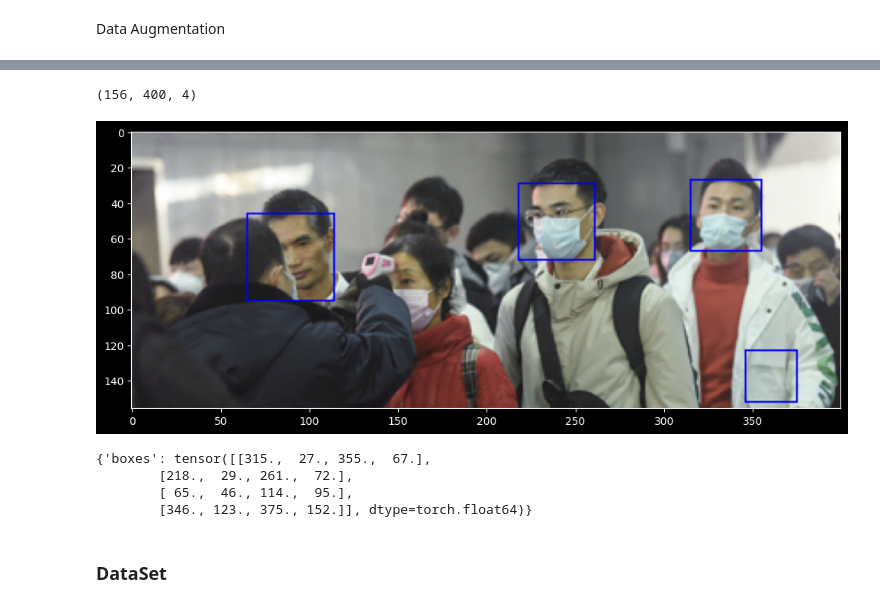
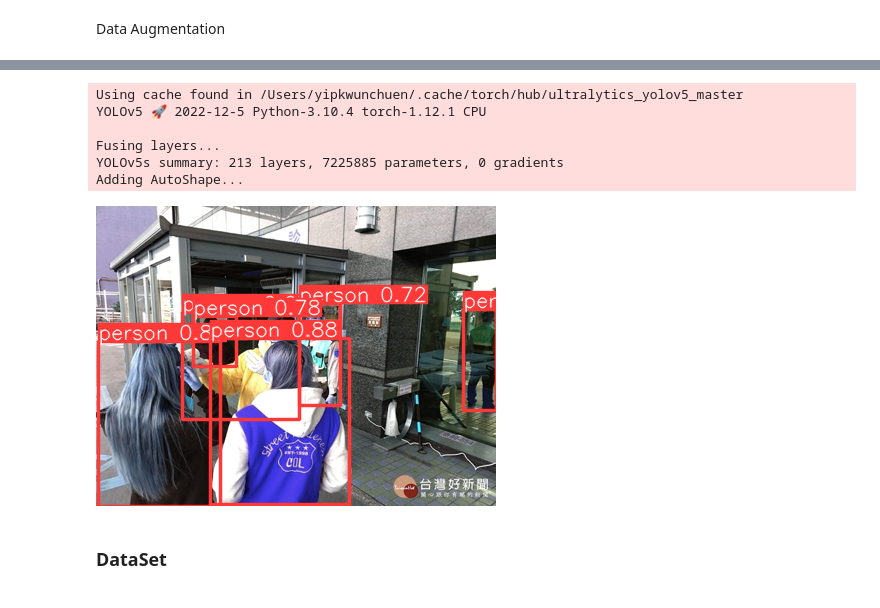
Before and after one commit to ptoyip/COMP-4471-projects, a Jupyter notebook: mask-and-social-distancing-detection-using-vgg19.ipynb, the cells around one changed output, grey strips where cells are left out. Saved outputs shown, nothing was run; the diff lists cells and outputs as text; code cells hidden in the pictures.

Commit message:
yolo complete mAP

```diff
--- a/mask-and-social-distancing-detection-using-vgg19.ipynb
+++ b/mask-and-social-distancing-detection-using-vgg19.ipynb
@@ -40,35 +17,0 @@ Adding AutoShape...
-# %%
-#trying it out on a sample image
-img = cv2.imread('images/maksssksksss1.png')
-
-img = cv2.cvtColor(img, cv2.IMREAD_GRAYSCALE)
-
-faces = face_model.detectMultiScale(img,scaleFactor=1.01, minNeighbors=4) #returns a list of (x,y,w,h) tuples
-# scaleFactor: scale factor for each iteration of sliding window
-# minNeighors: valid window
-
-out_img = cv2.cvtColor(img, cv2.COLOR_RGB2BGR) #colored output image
-
-face_list = []
-bbox_list = []
-for (x,y,w,h) in faces:
-    cv2.rectangle(out_img,(x,y),(x+w,y+h),(0,0,255),1)
-    crop_face = out_img[y:y+h,x:x+w]
-    face_list.append(crop_face)
-    bbox = [x,y,x+w,y+h]
-    bbox_list.append(bbox)
-plt.figure(figsize=(12,12))
-plt.imshow(out_img)
-print(img.shape)
-# xmin,ymin,xmax,ymax
-# %% [output]
-(156, 400, 4)
-[figure, removed]
-# %%
-pred_tensor = {'boxes':torch.tensor(bbox_list,dtype=torch.float64)}
-print(pred_tensor)
-# %% [output]
-{'boxes': tensor([[315.,  27., 355.,  67.],
-        [218.,  29., 261.,  72.],
-        [ 65.,  46., 114.,  95.],
-        [346., 123., 375., 152.]], dtype=torch.float64)}
@@ -74,0 +27,13 @@ print(pred_tensor)
+# %%
+# yolo_face = torch.hub.load('yolov5-face','yolov5s',source = 'local',force_reload=True)
+# yolo_face.eval()
+# yolo_face.classes = 0
+yolo = torch.hub.load('ultralytics/yolov5', 'yolov5s',pretrained = True)
+yolo.classes = 0
+# %% [output]
+Using cache found in /Users/yipkwunchuen/.cache/torch/hub/ultralytics_yolov5_master
+YOLOv5 🚀 2022-12-5 Python-3.10.4 torch-1.12.1 CPU
+
+Fusing layers...
+YOLOv5s summary: 213 layers, 7225885 parameters, 0 gradients
+Adding AutoShape...
@@ -75,3 +69,15 @@ print(pred_tensor)
+# %%
+img_paths = ['images/maksssksksss163.png']
+img_list = []
+for img_path in img_paths:
+    img_list.append(cv2.imread(img_path))
+tmp1 = yolo(img_list)
+tmp1.show()
+
+# yolo_pred = yolo(img_list)
+# yolo_pred.pandas().xyxy[0]
+# %% [output]
+[figure, added]
 # %% [markdown]
 ### DataSet
 # %%
```
Also changed, not shown: parts of 20 cells of this notebook, 1 other file.
